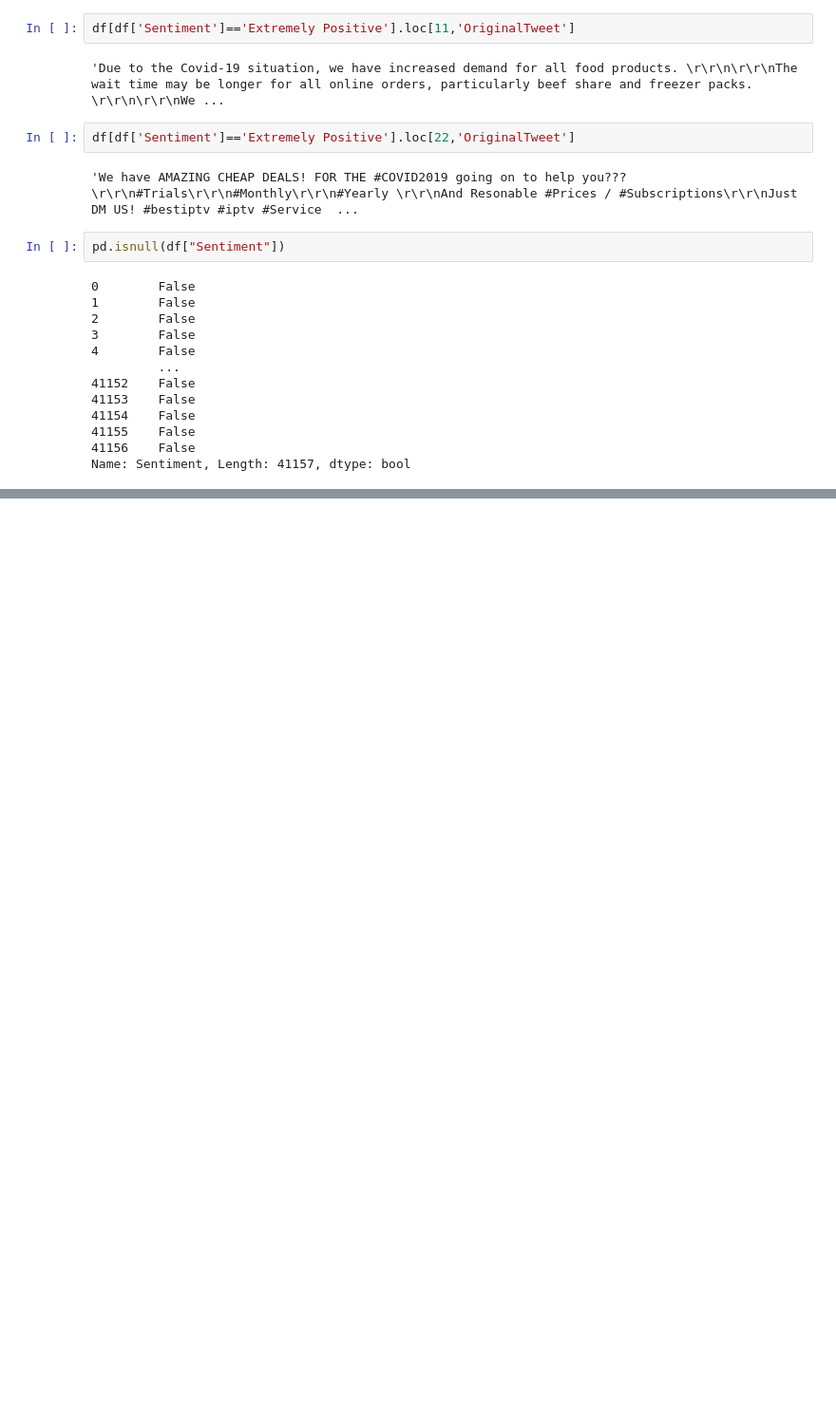
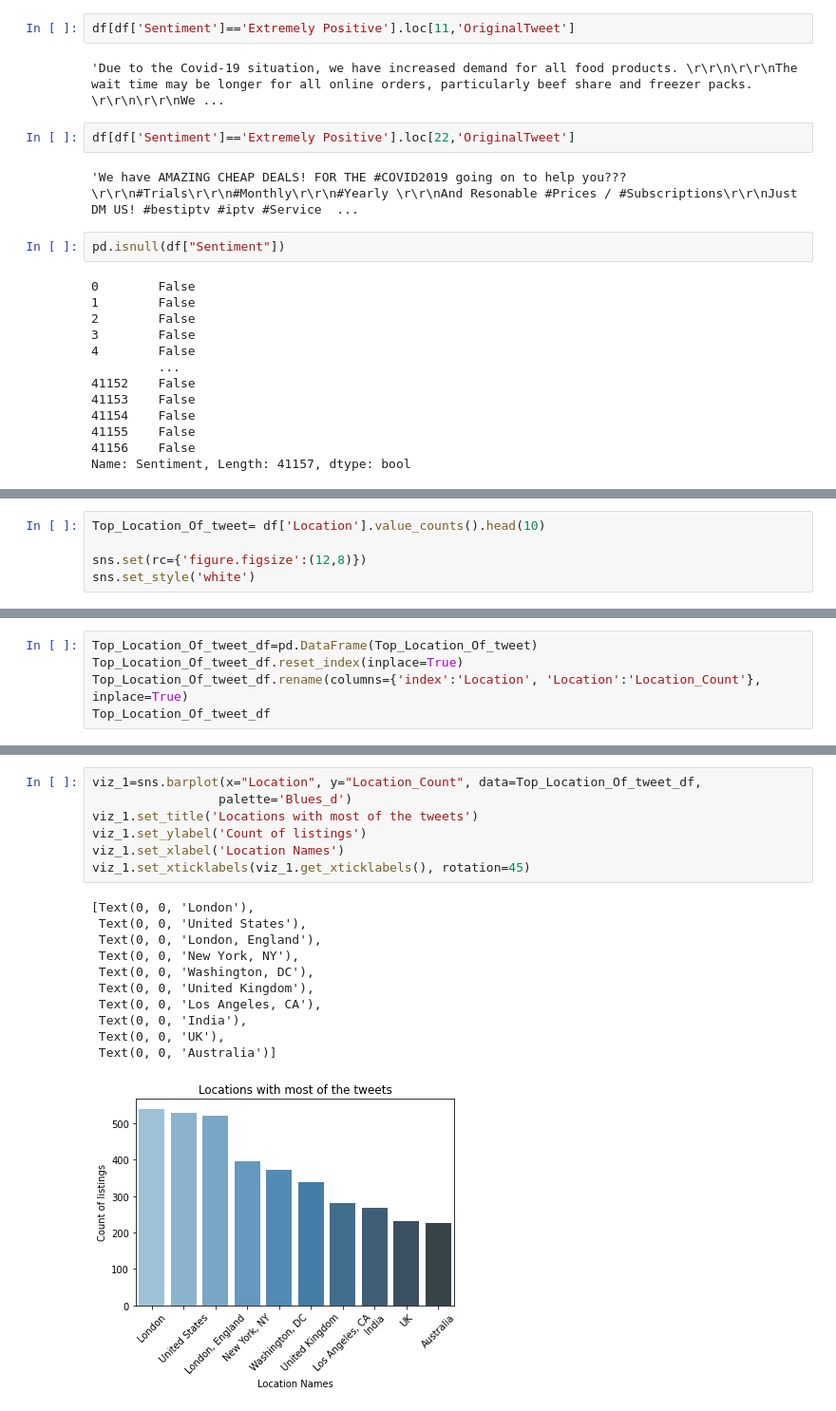
Before and after one commit to rajeshmore1/Capstone-Project-2, a Jupyter notebook: Rajesh_More_Team1_Capstone_Project_2.ipynb, the cells around one changed output, grey strips where cells are left out. Shown at 95% size. Drawn from its saved outputs; the diff is of its cells as text; blank space fills up the shorter version.

```diff
--- a/Rajesh_More_Team1_Capstone_Project_2.ipynb
+++ b/Rajesh_More_Team1_Capstone_Project_2.ipynb
@@ -243,0 +281,5 @@ Name: Sentiment, Length: 41157, dtype: bool
+# %%
+Top_Location_Of_tweet= df['Location'].value_counts().head(10)
+
+sns.set(rc={'figure.figsize':(12,8)})
+sns.set_style('white')
@@ -243,0 +300,5 @@ Name: Sentiment, Length: 41157, dtype: bool
+# %%
+Top_Location_Of_tweet_df=pd.DataFrame(Top_Location_Of_tweet)
+Top_Location_Of_tweet_df.reset_index(inplace=True)
+Top_Location_Of_tweet_df.rename(columns={'index':'Location', 'Location':'Location_Count'}, inplace=True)
+Top_Location_Of_tweet_df
@@ -243,0 +317,19 @@ Name: Sentiment, Length: 41157, dtype: bool
+# %%
+viz_1=sns.barplot(x="Location", y="Location_Count", data=Top_Location_Of_tweet_df,
+                 palette='Blues_d')
+viz_1.set_title('Locations with most of the tweets')
+viz_1.set_ylabel('Count of listings')
+viz_1.set_xlabel('Location Names')
+viz_1.set_xticklabels(viz_1.get_xticklabels(), rotation=45)
+# %% [output]
+[Text(0, 0, 'London'),
+ Text(0, 0, 'United States'),
+ Text(0, 0, 'London, England'),
+ Text(0, 0, 'New York, NY'),
+ Text(0, 0, 'Washington, DC'),
+ Text(0, 0, 'United Kingdom'),
+ Text(0, 0, 'Los Angeles, CA'),
+ Text(0, 0, 'India'),
+ Text(0, 0, 'UK'),
+ Text(0, 0, 'Australia')]
+[figure, added]
```
Also changed, not shown: parts of 29 cells of this notebook.
